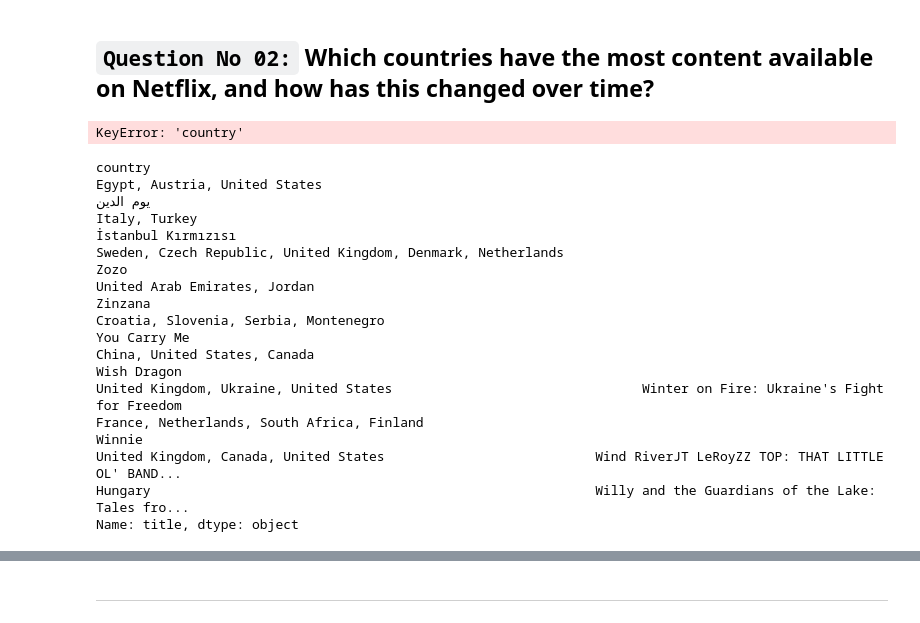
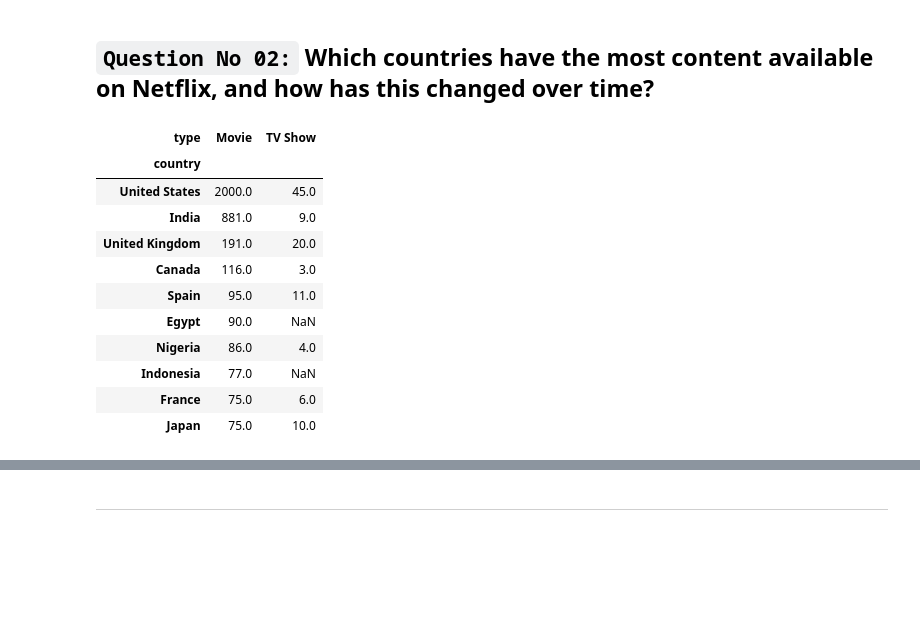
Before and after one commit to shaheeralics/Data-Science-Learning-With-Projects, a Jupyter notebook: Projects/EDA_Projects/02_Complete_EDA_on_Netflix_Data.ipynb, the cells around one changed output, grey strips where cells are left out. Saved outputs shown, nothing was run; the diff lists cells and outputs as text; code cells hidden in the pictures; blank space fills up the shorter version.

```diff
--- a/Projects/EDA_Projects/02_Complete_EDA_on_Netflix_Data.ipynb
+++ b/Projects/EDA_Projects/02_Complete_EDA_on_Netflix_Data.ipynb
@@ -599,22 +602,3 @@ px.bar(q1, x=q1.index, y=['Movie','TV Show'], title='Distribution of Movies and
 6. The number of movies is decreasing after 2018
 # %% [markdown]
 ## **`Question No 02:`** Which countries have the most content available on Netflix, and how has this changed over time?
-# %%
-grouped_df = df.groupby('country')['title'].sum().sort_values(ascending=False)
-# %% [output]
-KeyError: 'country'
-# %%
-print(grouped_df.head(10))
-# %% [output]
-country
-Egypt, Austria, United States                                                                           يوم الدين
-Italy, Turkey                                                                                  İstanbul Kırmızısı
-Sweden, Czech Republic, United Kingdom, Denmark, Netherlands                                                 Zozo
-United Arab Emirates, Jordan                                                                              Zinzana
-Croatia, Slovenia, Serbia, Montenegro                                                                You Carry Me
-China, United States, Canada                                                                          Wish Dragon
-United Kingdom, Ukraine, United States                                Winter on Fire: Ukraine's Fight for Freedom
-France, Netherlands, South Africa, Finland                                                                 Winnie
-United Kingdom, Canada, United States                           Wind RiverJT LeRoyZZ TOP: THAT LITTLE OL' BAND...
-Hungary                                                         Willy and the Guardians of the Lake: Tales fro...
-Name: title, dtype: object
@@ -622,0 +605,18 @@ px.bar(df_grouped)
+# %%
+# adding type column in q2
+q2 = df.groupby(['country','type']).size().unstack().sort_values('Movie',ascending=False).head(10)
+# %%
+q2
+# %% [output]
+| type | Movie | TV Show |
+| country |  |  |
+| United States | 2000.0 | 45.0 |
+| India | 881.0 | 9.0 |
+| United Kingdom | 191.0 | 20.0 |
+| Canada | 116.0 | 3.0 |
+| Spain | 95.0 | 11.0 |
+| Egypt | 90.0 | NaN |
+| Nigeria | 86.0 | 4.0 |
+| Indonesia | 77.0 | NaN |
+| France | 75.0 | 6.0 |
+| Japan | 75.0 | 10.0 |
```
Also changed, not shown: parts of 11 cells of this notebook.
